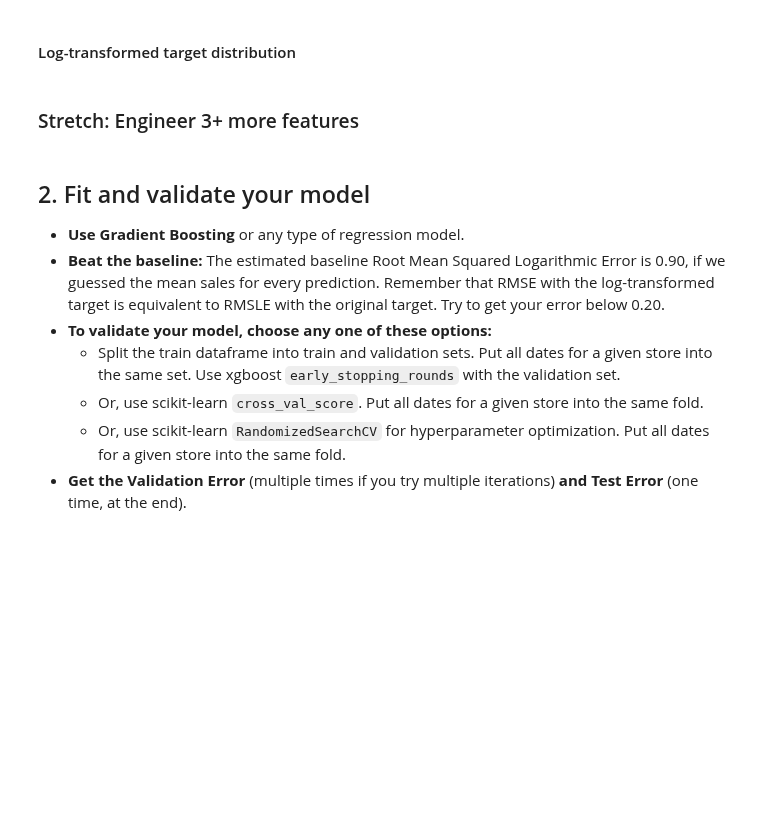
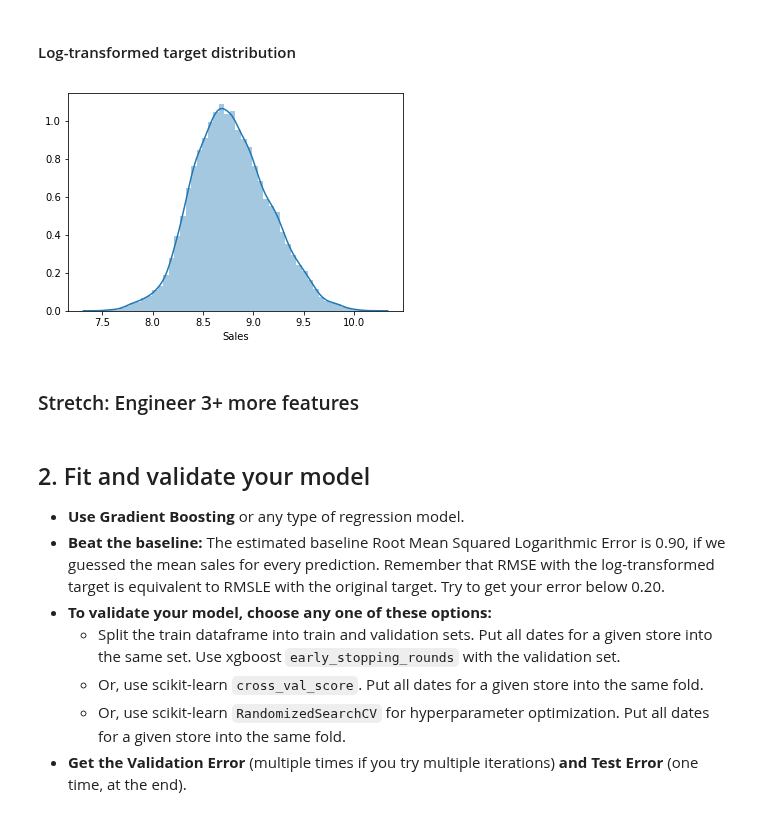
Before and after one commit to LambdaSchool/DEPRECATED-DS-Unit-2-Applied-Modeling, a Jupyter notebook: DS_Sprint_Challenge_8_Regression_2.ipynb, the cells around one changed output. Saved outputs shown, nothing was run; the diff lists cells and outputs as text; code cells hidden in the pictures; blank space fills up the shorter version.

```diff
--- a/DS_Sprint_Challenge_8_Regression_2.ipynb
+++ b/DS_Sprint_Challenge_8_Regression_2.ipynb
@@ -196,5 +247,10 @@ array([nan, 'Jan,Apr,Jul,Oct', 'Feb,May,Aug,Nov', 'Mar,Jun,Sept,Dec'],
 # %% [markdown]
 ### Log-transform the target for the train and test set
+# %%
+# Take the natural log of the target variable.
+y_train_log = np.log(y_train)
+y_val_log = np.log(y_val)
+y_test_log = np.log(y_test)
 # %% [markdown]
 ### Plot the target's distribution for the train set, before and after the transformation
 # %% [markdown]
@@ -202,5 +262,9 @@ array([nan, 'Jan,Apr,Jul,Oct', 'Feb,May,Aug,Nov', 'Mar,Jun,Sept,Dec'],
 # %% [markdown]
 #### Log-transformed target distribution
+# %%
+sns.distplot(y_train_log);
+# %% [output]
+[figure, added]
 # %% [markdown]
 ### Stretch: Engineer 3+ more features
 # %% [markdown]
```
Also changed, not shown: parts of 9 cells of this notebook.
